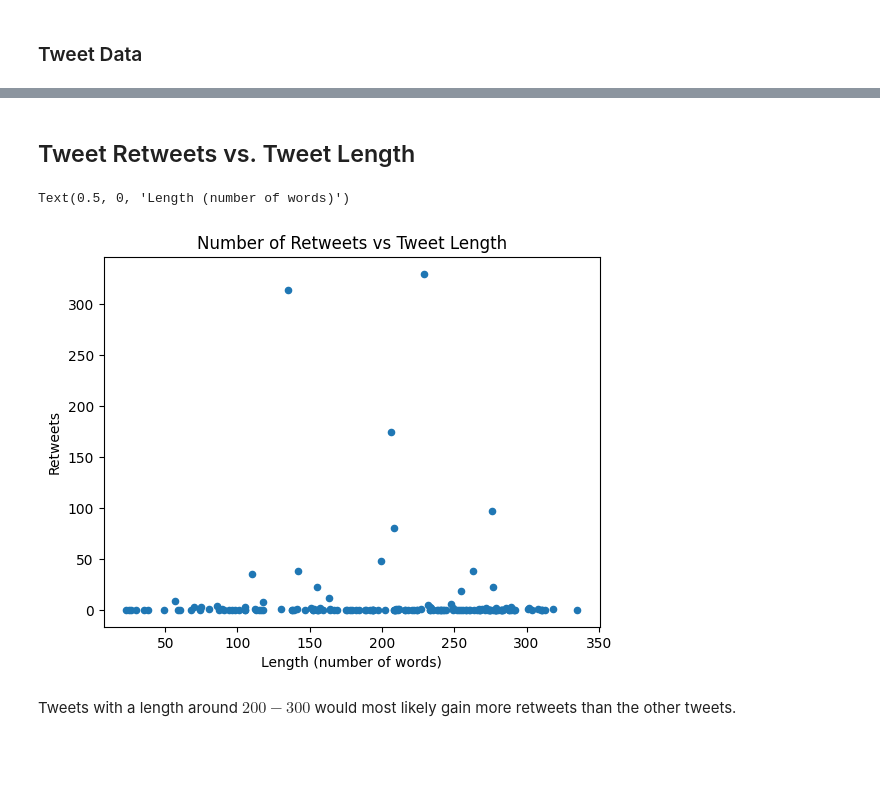
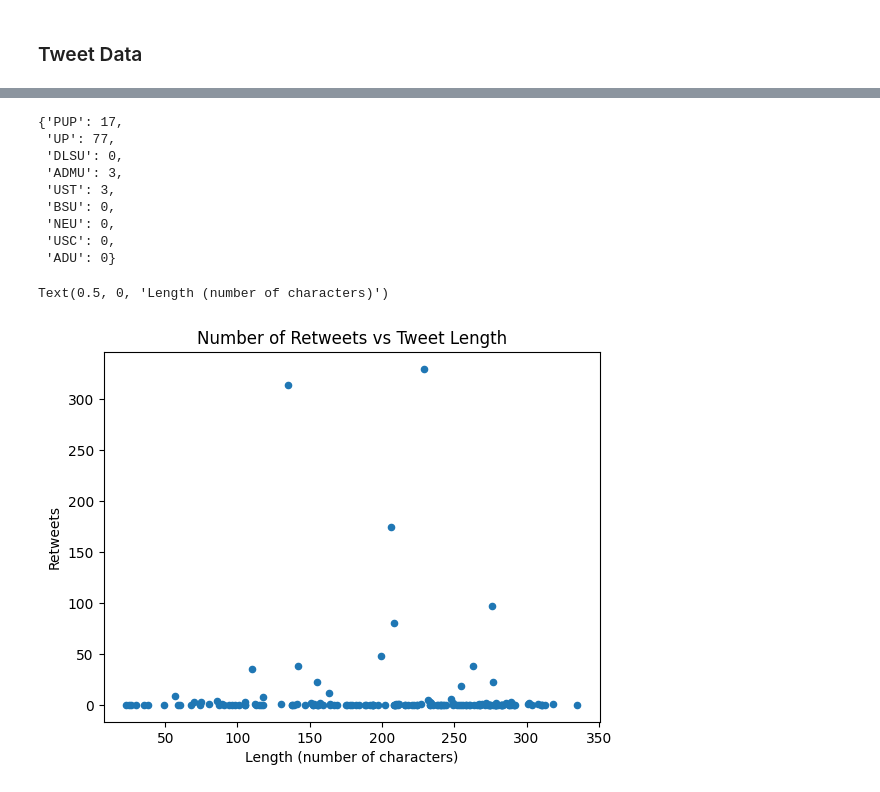
Before and after one commit to ShiroeLH/CS-132-PH-Twitter-Mis-Disinformation-Analysis, a Jupyter notebook: analysis/analysis.ipynb, the cells around one changed output, grey strips where cells are left out. Cells and saved outputs as stored; diff of their text form; code cells hidden in the pictures; blank space fills up the shorter version.

```diff
--- a/analysis/analysis.ipynb
+++ b/analysis/analysis.ipynb
@@ -614,7 +614,7 @@ emoji_cloud.generate(" ".join(["{} ".format(e) * number for e, number in top_twe
 ## Tweet Engagements
 # %%
 # Add a new dataframe column called "Engagements"
-engagements = df_clean.Likes + df_clean.Replies + df_clean.Retweets
+engagements = df_clean.Likes + df_clean.Replies + df_clean.Retweets + df_clean.Replies
 df_clean["Engagements"] = engagements
 
 df_by_engagements = df_clean[["Tweet", "Engagements"]].sort_values(by=["Engagements"], ascending=False)
@@ -749,20 +782,26 @@ def get_school(tweet):
 df_clean['school'] = df_clean['Tweet'].apply(get_school)
 df_clean['school']
 school_count
+# %% [output]
+{'PUP': 17,
+ 'UP': 77,
+ 'DLSU': 0,
+ 'ADMU': 3,
+ 'UST': 3,
+ 'BSU': 0,
+ 'NEU': 0,
+ 'USC': 0,
+ 'ADU': 0}
-# %% [markdown]
-## Tweet Retweets vs. Tweet Length
 # %%
 df_eng_len = pd.DataFrame(
     {'Retweets': df_clean.Retweets,
      'Length': lens
     })
 
 
 plot_eng_len = df_eng_len.plot.scatter(x='Length', y='Retweets')
 plot_eng_len.set_title("Number of Retweets vs Tweet Length")
-plot_eng_len.set_xlabel("Length (number of words)")
+plot_eng_len.set_xlabel("Length (number of characters)")
 # %% [output]
-Text(0.5, 0, 'Length (number of words)')
+Text(0.5, 0, 'Length (number of characters)')
-[figure, old version]
+[figure, new version]
-# %% [markdown]
-Tweets with a length around $200 - 300$ would most likely gain more retweets than the other tweets.
```
Also changed, not shown: parts of 16 cells of this notebook.
